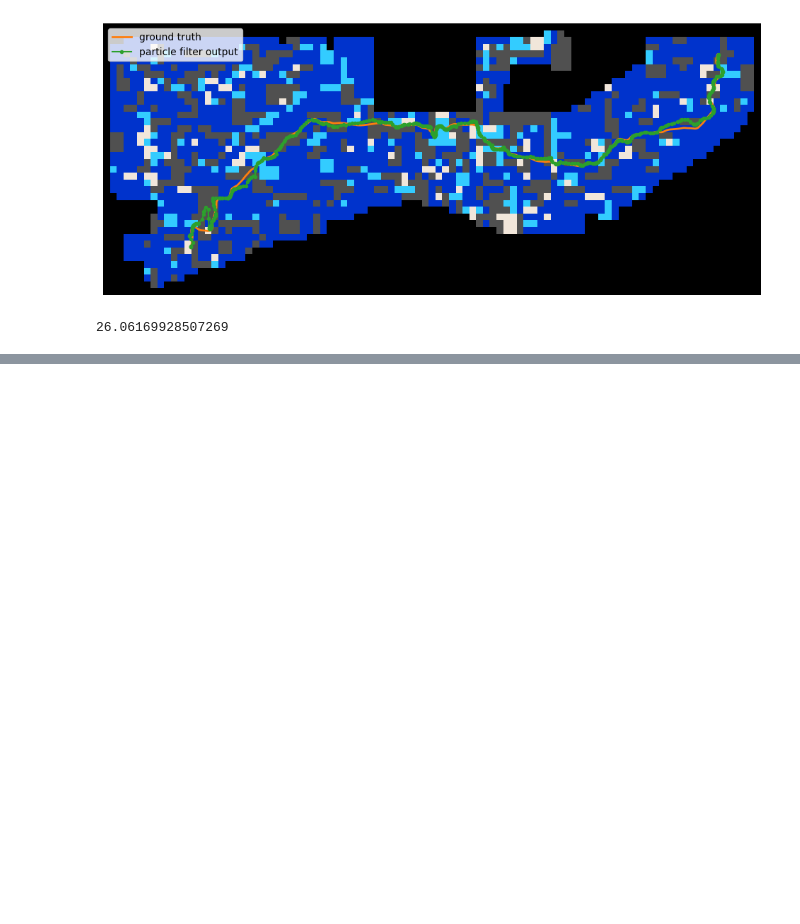
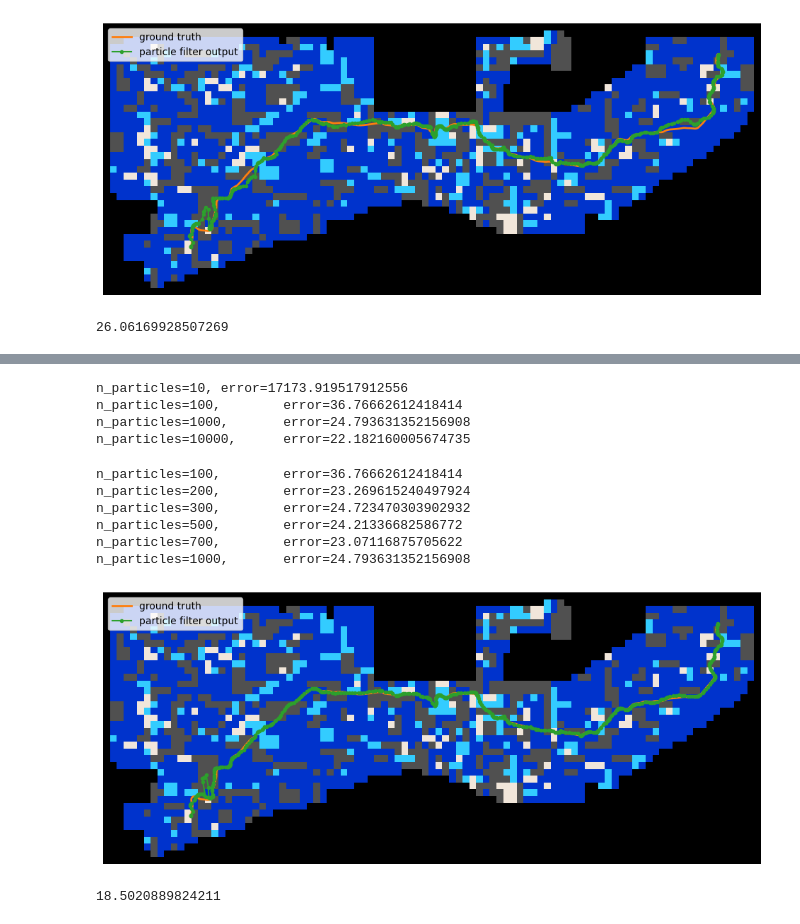
Before and after one commit to tim-fan/carpet_localisation, a Jupyter notebook: notebooks/PF Parameter Optimisation.ipynb, the cells around one changed output, grey strips where cells are left out. Saved outputs shown, nothing was run; the diff lists cells and outputs as text; code cells hidden in the pictures; blank space fills up the shorter version.

```diff
--- a/notebooks/PF Parameter Optimisation.ipynb
+++ b/notebooks/PF Parameter Optimisation.ipynb
@@ -165,0 +247,7 @@ get_playback_error(
+# %%
+test_parameter_range("n_particles",[10, 100, 1000, 10000])
+# %% [output]
+n_particles=10, error=17173.919517912556
+n_particles=100,        error=36.76662612418414
+n_particles=1000,       error=24.793631352156908
+n_particles=10000,      error=22.182160005674735
@@ -165,0 +256,10 @@ get_playback_error(
+# %%
+# more focused particle number testing
+test_parameter_range("n_particles",[100, 200, 300, 500, 700, 1000])
+# %% [output]
+n_particles=100,        error=36.76662612418414
+n_particles=200,        error=23.269615240497924
+n_particles=300,        error=24.723470303902932
+n_particles=500,        error=24.21336682586772
+n_particles=700,        error=23.07116875705622
+n_particles=1000,       error=24.793631352156908
@@ -165,0 +269,19 @@ get_playback_error(
+# %%
+# Test current best guess parameters
+
+get_playback_error(
+        log,
+        carpet,
+        seed_pose=start_pose,
+        plot=True,
+        pf_params=dict(
+            odom_pos_noise=0.01,
+            odom_heading_noise=0.01,
+            resample_proportion=0,
+            weight_fn_p = 0.95,
+            n_particles = 500
+        )
+    )
+# %% [output]
+[figure, added]
+18.5020889824211
```
Also changed, not shown: parts of 21 cells of this notebook.
